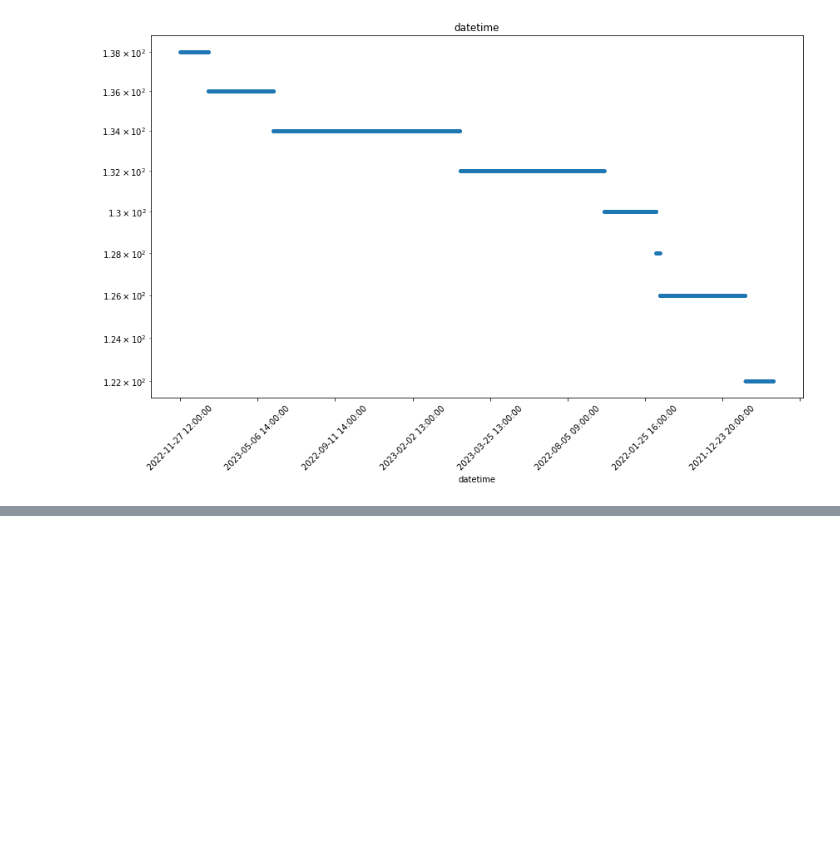
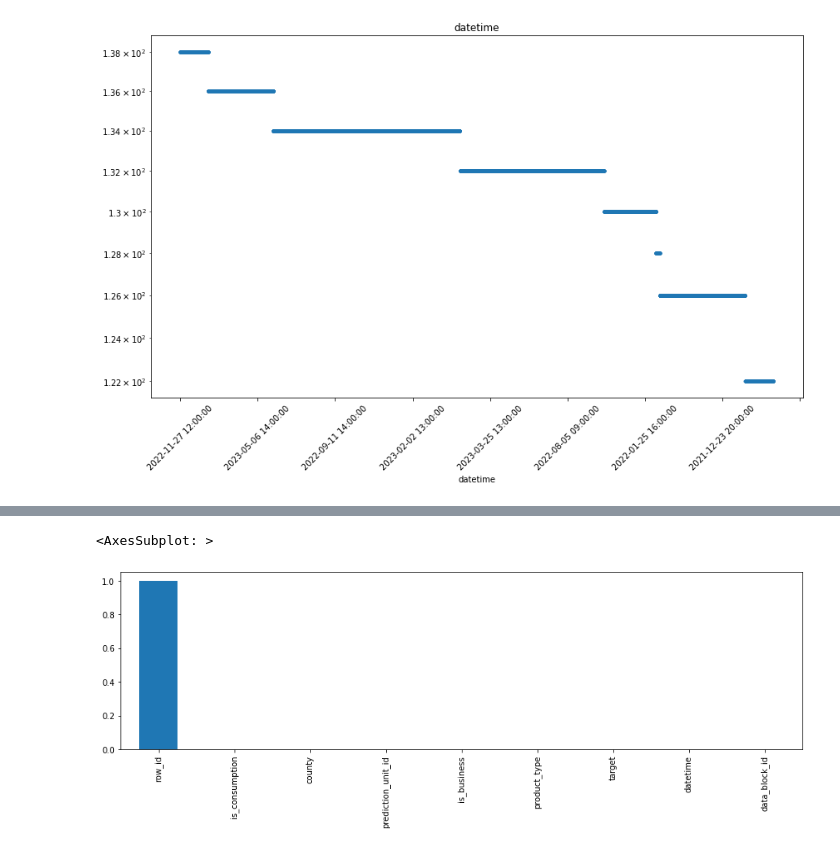
Before and after one commit to sitsawek/data-science-project, a Jupyter notebook: predict-energy-behavior-of-prosumers.ipynb, the cells around one changed output, grey strips where cells are left out. Drawn from its saved outputs; the diff is of its cells as text; code cells hidden in the pictures; blank space fills up the shorter version.

```diff
--- a/predict-energy-behavior-of-prosumers.ipynb
+++ b/predict-energy-behavior-of-prosumers.ipynb
@@ -150,0 +158,5 @@ plt.tight_layout()
+# %%
+# Find % of most frequent
+most_frequent_entry = train_df.mode() # Check which data point is most frequent (mode) else NaN
+df_freq = train_df.eq(most_frequent_entry.values, axis=1) # Check equal to make True or False
+df_freq = df_freq.mean().sort_values(ascending = False) # Find Avg to check how many ratio that contain mode data.
@@ -150,0 +176,6 @@ plt.tight_layout()
+# %%
+# row_id is unique that why got 100%
+df_freq.plot.bar(figsize=(15,4))
+# %% [output]
+<AxesSubplot: >
+[figure, added]
```
Also changed, not shown: parts of 21 cells of this notebook.
